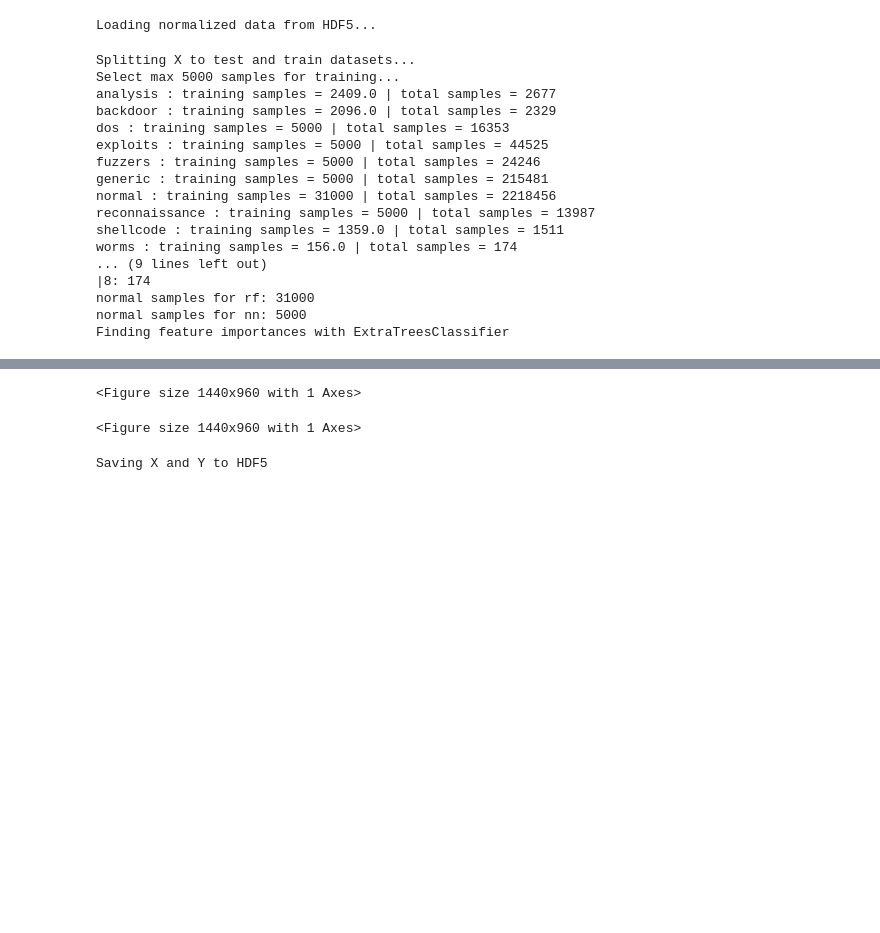
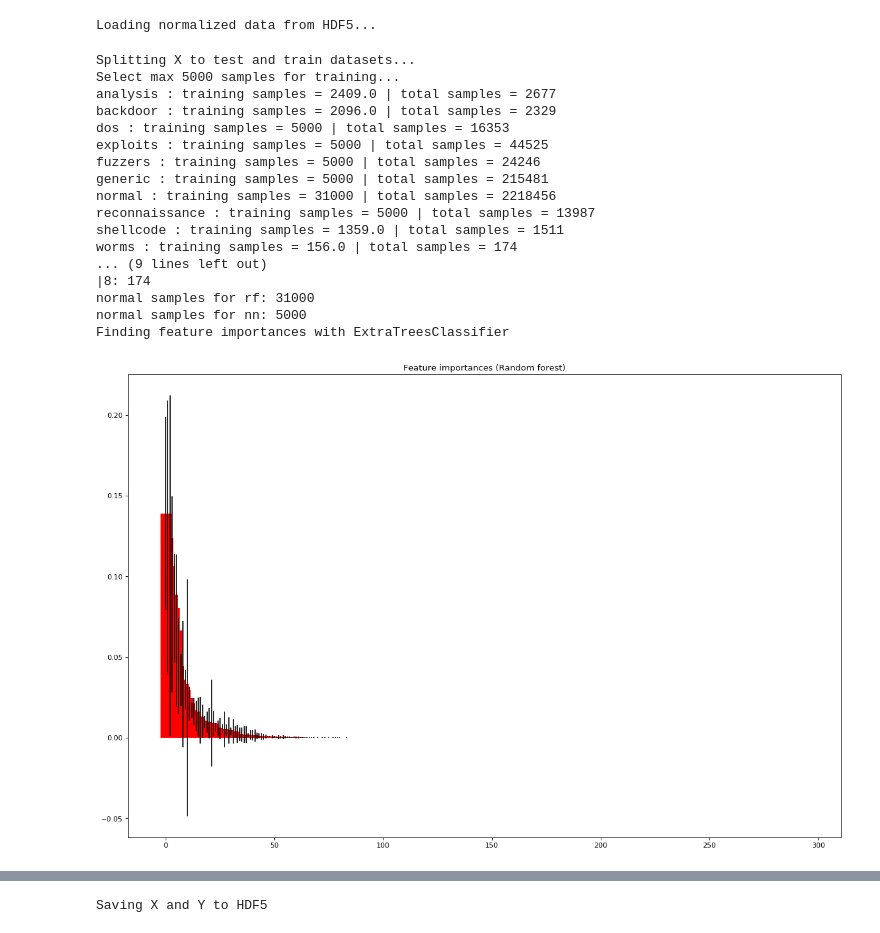
Before and after one commit to tknl45/pyData, a Jupyter notebook: 入侵偵測/2.切分測試與正式資料.ipynb, the cells around one changed output, grey strips where cells are left out. Cells and saved outputs as stored; diff of their text form; code cells hidden in the pictures; blank space fills up the shorter version.

```diff
--- a/入侵偵測/2.切分測試與正式資料.ipynb
+++ b/入侵偵測/2.切分測試與正式資料.ipynb
@@ -106,9 +106,9 @@ def plot_feature_importances(X_train, importances, indices, std, title):
     width=5
     plt.bar(range(X_train.shape[1]), importances[indices],
           width=5, color="r", yerr=std[indices], align="center") #tagy 1.5 > .8
-    plt.xticks(range(X_train.shape[1]), indices)
+    #plt.xticks(range(X_train.shape[1]), indices)
     #plt.axis('tight')
-    plt.xlim([-1, X_train.shape[1]]) # -1 tagy
+    #plt.xlim([-1, X_train.shape[1]]) # -1 tagy
     plt.show()
 
 
@@ -159,30 +159,31 @@ h5f.create_dataset('X_nn_train', data=reduced_X_nn_train)
 h5f.create_dataset('X_nn_test',  data=reduced_X_nn_test)
 h5f.create_dataset('Y_nn_train', data=reduced_Y_nn_train)
 h5f.create_dataset('Y_nn_test',  data=reduced_Y_nn_test)
 dt = h5py.special_dtype(vlen=str)
 h5f.create_dataset('Y_nn_train_string', data=reduced_Y_nn_train_string, dtype=dt)
 h5f.create_dataset('Y_nn_test_string', data=reduced_Y_nn_test_string, dtype=dt)
 
 h5f.create_dataset('Y_nn_A_train', data=reduced_Y_nn_A_train)
 h5f.create_dataset('Y_nn_A_test', data=Y_nn_A_test)
 
 h5f.close()
 # %% [output]
 Loading normalized data from HDF5...
 Splitting X to test and train datasets...
 Select max 5000 samples for training...
 analysis : training samples = 2409.0 | total samples = 2677
 backdoor : training samples = 2096.0 | total samples = 2329
 dos : training samples = 5000 | total samples = 16353
 exploits : training samples = 5000 | total samples = 44525
 fuzzers : training samples = 5000 | total samples = 24246
 generic : training samples = 5000 | total samples = 215481
 normal : training samples = 31000 | total samples = 2218456
 reconnaissance : training samples = 5000 | total samples = 13987
 shellcode : training samples = 1359.0 | total samples = 1511
 worms : training samples = 156.0 | total samples = 174
 ... (9 lines left out)
 |8: 174
 normal samples for rf: 31000
 normal samples for nn: 5000
 Finding feature importances with ExtraTreesClassifier
+[figure, added]
@@ -189,3 +191 @@ Finding feature importances with ExtraTreesClassifier
-<Figure size 1440x960 with 1 Axes>
+Saving X and Y to HDF5
-<Figure size 1440x960 with 1 Axes>
-Saving X and Y to HDF5
```
Also changed, not shown: parts of 1 cell of this notebook.
